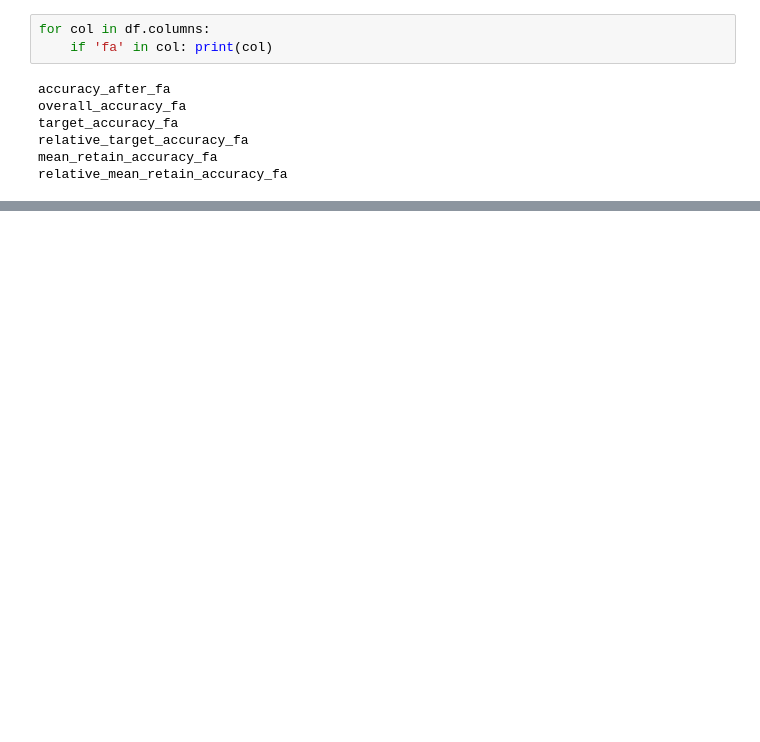
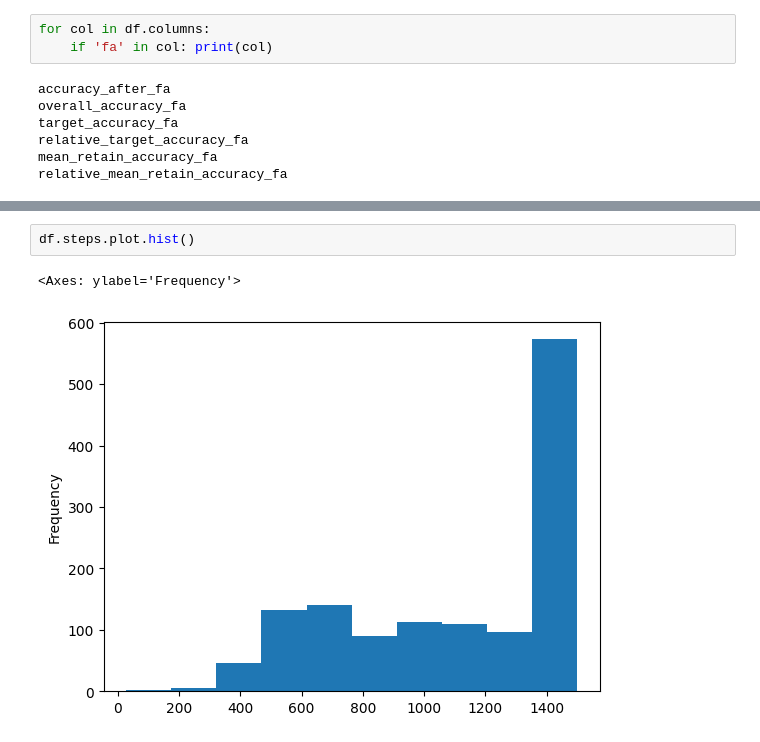
Before and after one commit to SimonIlic/WeightSpaceClassifier, a Jupyter notebook: notebooks/table_performance_evaluation.ipynb, the cells around one changed output, grey strips where cells are left out. Saved outputs shown, nothing was run; the diff lists cells and outputs as text; blank space fills up the shorter version.

```diff
--- a/notebooks/table_performance_evaluation.ipynb
+++ b/notebooks/table_performance_evaluation.ipynb
@@ -148,0 +144,5 @@ df
+# %%
+df.steps.plot.hist()
+# %% [output]
+<Axes: ylabel='Frequency'>
+[figure, added]
```
Also changed, not shown: parts of 6 cells of this notebook, 1 other file.
